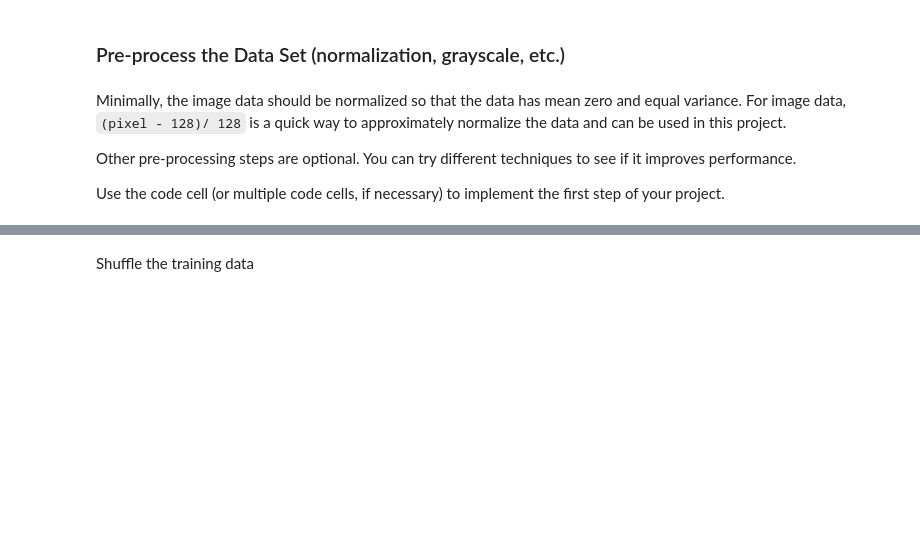
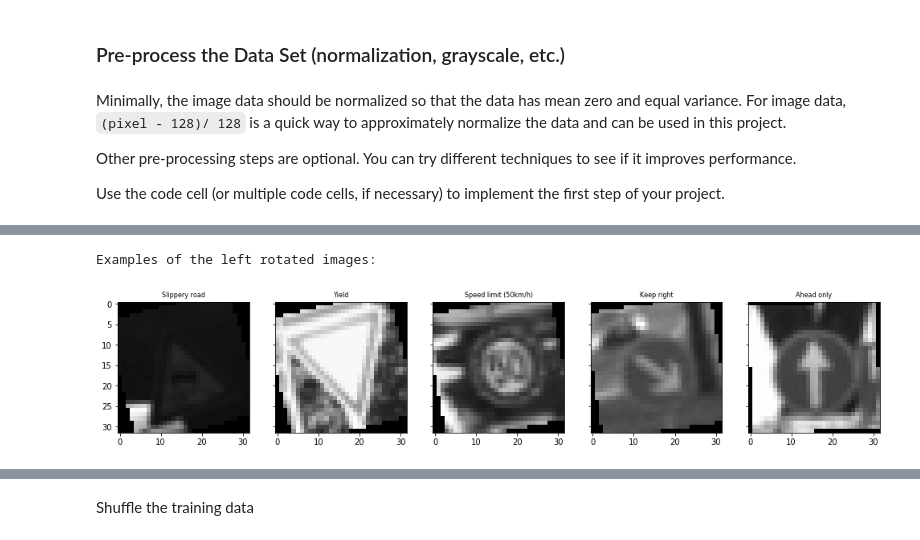
Before and after one commit to ek8203/CarND-Traffic-Sign-Classifier-Project, a Jupyter notebook: Traffic_Sign_Classifier.ipynb, the cells around one changed output, grey strips where cells are left out. Cells and saved outputs as stored; diff of their text form; code cells hidden in the pictures; blank space fills up the shorter version.

```diff
--- a/Traffic_Sign_Classifier.ipynb
+++ b/Traffic_Sign_Classifier.ipynb
@@ -163,0 +316,10 @@ Use the code cell (or multiple code cells, if necessary) to implement the first
+# %%
+print()
+print("Examples of the left rotated images:")
+figure = plot_images(X_left, y_left, cmap='gray')
+# Save
+figure.savefig('project_data/left_signs.png')   # save the figure to file
+plt.close(figure)    # close the figure
+# %% [output]
+Examples of the left rotated images:
+[figure, added]
```
Also changed, not shown: parts of 23 cells of this notebook.
